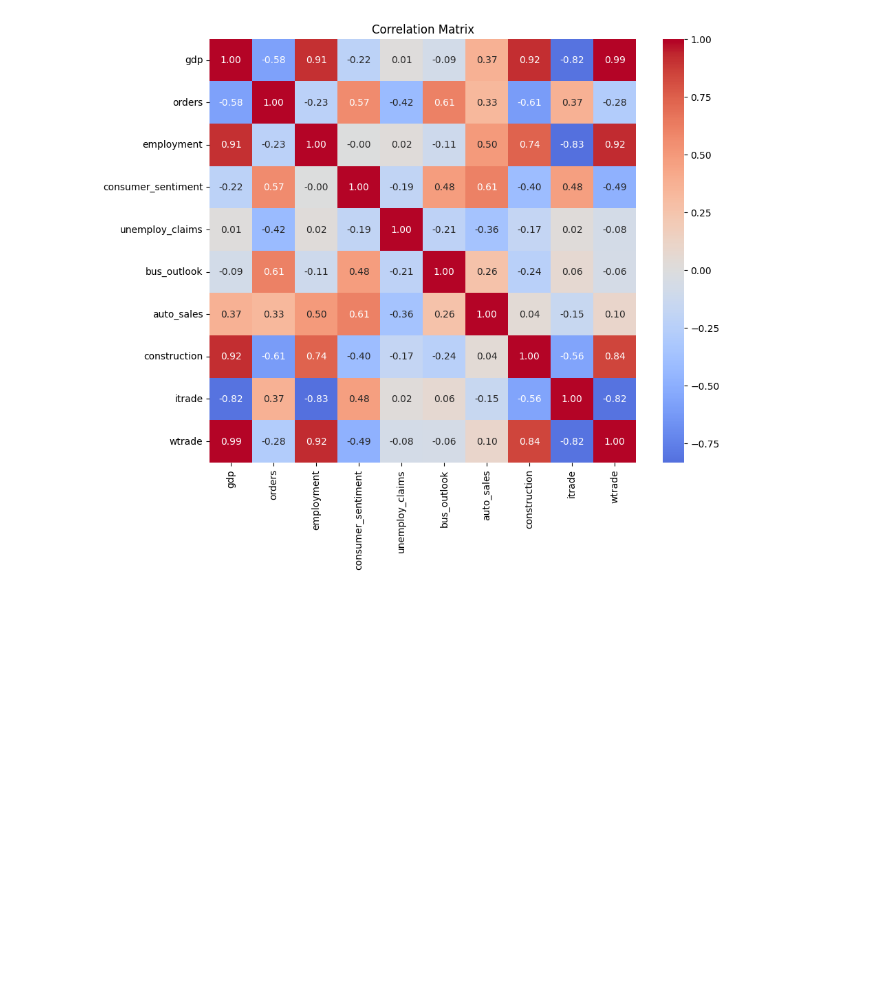
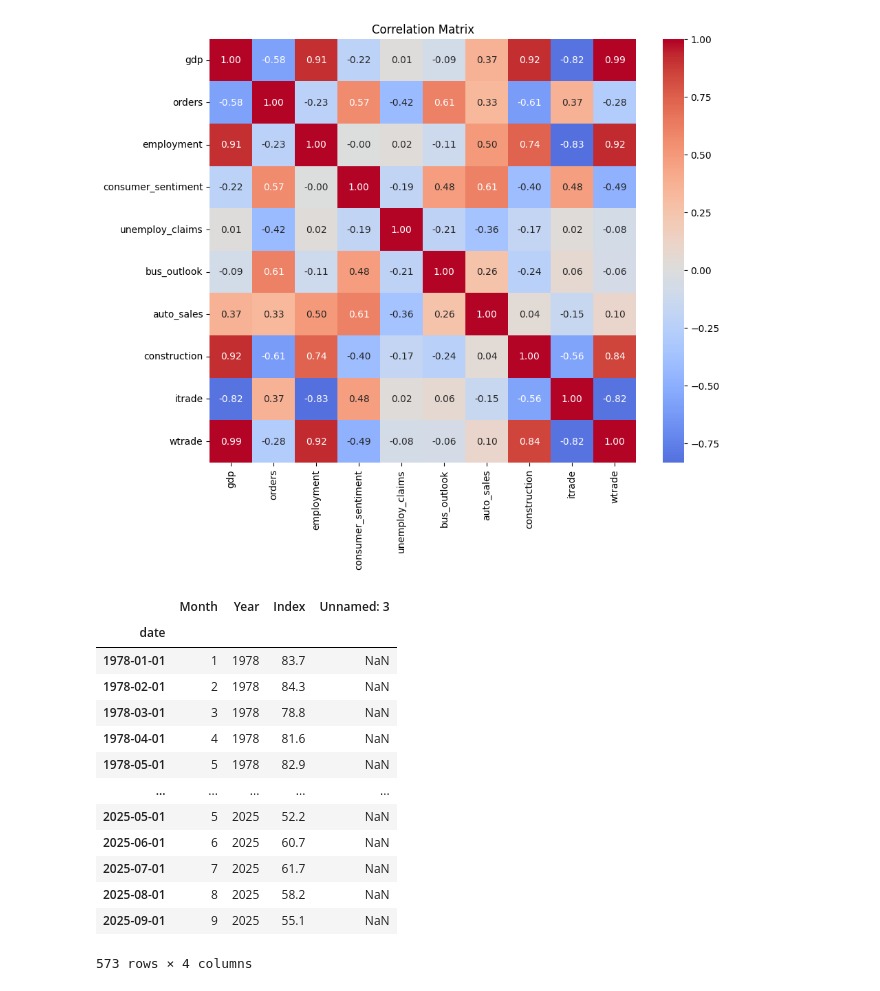
Before and after one commit to alejandrog-alt/6103-fall-25-Kennedy-Kuscu-Gomez, a Jupyter notebook: code/wpk_data_load.ipynb, the cells around one changed output. Drawn from its saved outputs; the diff is of its cells as text; code cells hidden in the pictures; blank space fills up the shorter version.

```diff
--- a/code/wpk_data_load.ipynb
+++ b/code/wpk_data_load.ipynb
@@ -238,3 +238,20 @@ plt.title("Correlation Matrix")
 plt.show()
 # %% [output]
 [figure]
+# %%
+consumer
+# %% [output]
+|  | Month | Year | Index | Unnamed: 3 |
+| date |  |  |  |  |
+| 1978-01-01 | 1 | 1978 | 83.7 | NaN |
+| 1978-02-01 | 2 | 1978 | 84.3 | NaN |
+| 1978-03-01 | 3 | 1978 | 78.8 | NaN |
+| 1978-04-01 | 4 | 1978 | 81.6 | NaN |
+| 1978-05-01 | 5 | 1978 | 82.9 | NaN |
+| ... | ... | ... | ... | ... |
+| 2025-05-01 | 5 | 2025 | 52.2 | NaN |
+| 2025-06-01 | 6 | 2025 | 60.7 | NaN |
+| 2025-07-01 | 7 | 2025 | 61.7 | NaN |
+| 2025-08-01 | 8 | 2025 | 58.2 | NaN |
+| 2025-09-01 | 9 | 2025 | 55.1 | NaN |
+573 rows × 4 columns
```
Also changed, not shown: parts of 2 cells of this notebook, 3 other files.
